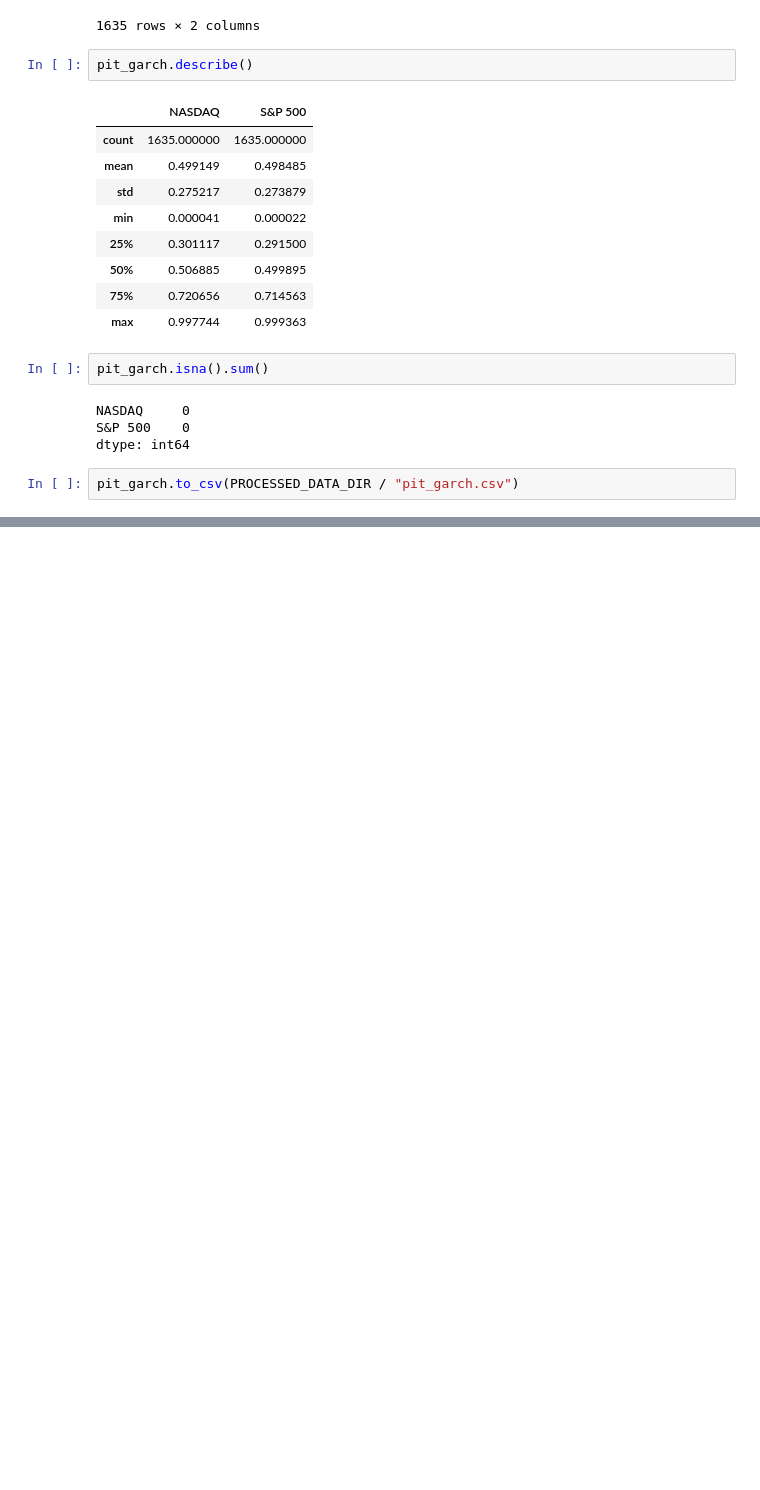
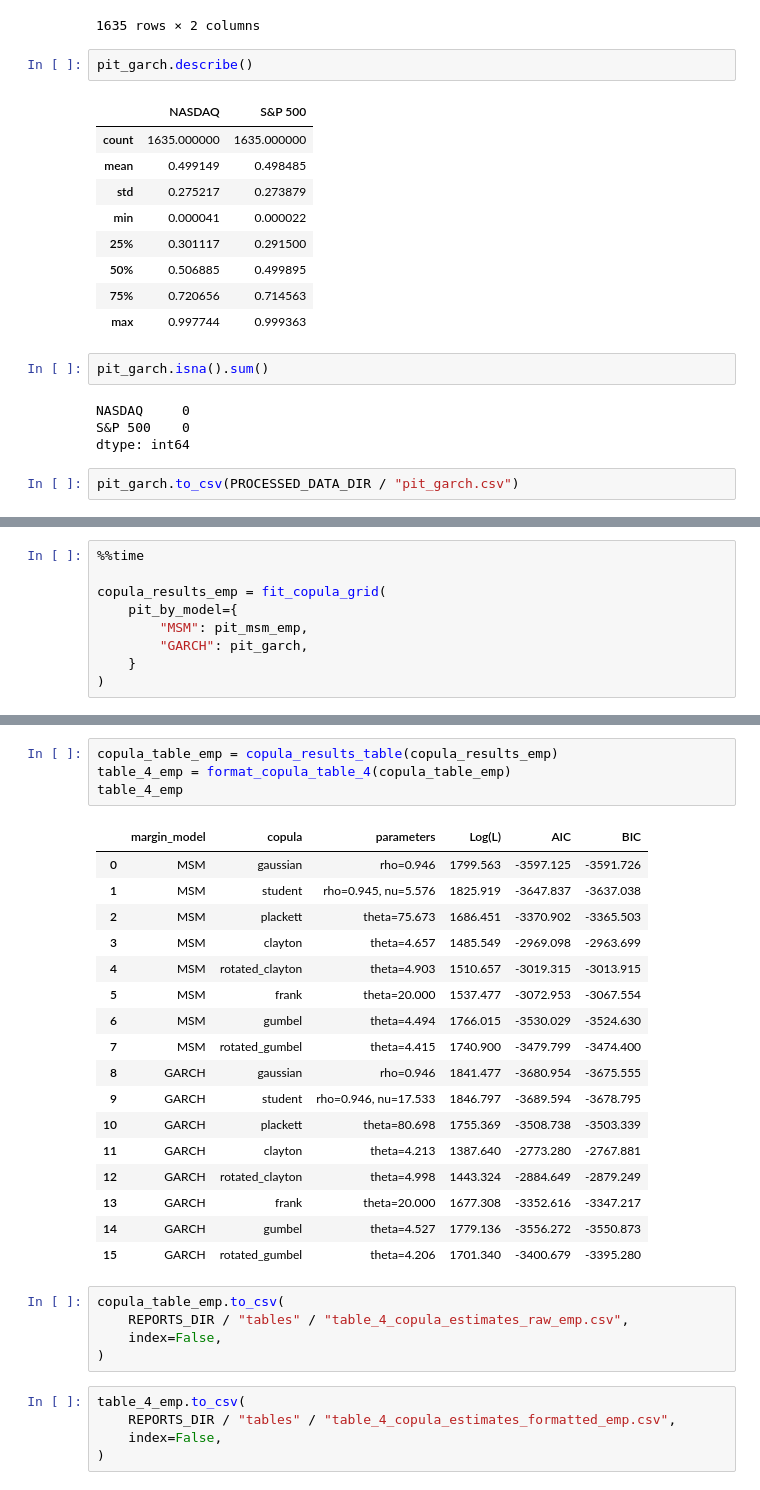
Before and after one commit to nathanli11/Forecasting_market_risk-Copula_MSM_Approach, a Jupyter notebook: notebooks/replication_workflow.ipynb, the cells around one changed output, grey strips where cells are left out. Drawn from its saved outputs; the diff is of its cells as text; blank space fills up the shorter version.

```diff
--- a/notebooks/replication_workflow.ipynb
+++ b/notebooks/replication_workflow.ipynb
@@ -502,0 +689,9 @@ pit_garch.to_csv(PROCESSED_DATA_DIR / "pit_garch.csv")
+# %%
+%%time
+
+copula_results_emp = fit_copula_grid(
+    pit_by_model={
+        "MSM": pit_msm_emp,
+        "GARCH": pit_garch,
+    }
+)
@@ -502,0 +701,32 @@ pit_garch.to_csv(PROCESSED_DATA_DIR / "pit_garch.csv")
+# %%
+copula_table_emp = copula_results_table(copula_results_emp)
+table_4_emp = format_copula_table_4(copula_table_emp)
+table_4_emp
+# %% [output]
+|  | margin_model | copula | parameters | Log(L) | AIC | BIC |
+| 0 | MSM | gaussian | rho=0.946 | 1799.563 | -3597.125 | -3591.726 |
+| 1 | MSM | student | rho=0.945, nu=5.576 | 1825.919 | -3647.837 | -3637.038 |
+| 2 | MSM | plackett | theta=75.673 | 1686.451 | -3370.902 | -3365.503 |
+| 3 | MSM | clayton | theta=4.657 | 1485.549 | -2969.098 | -2963.699 |
+| 4 | MSM | rotated_clayton | theta=4.903 | 1510.657 | -3019.315 | -3013.915 |
+| 5 | MSM | frank | theta=20.000 | 1537.477 | -3072.953 | -3067.554 |
+| 6 | MSM | gumbel | theta=4.494 | 1766.015 | -3530.029 | -3524.630 |
+| 7 | MSM | rotated_gumbel | theta=4.415 | 1740.900 | -3479.799 | -3474.400 |
+| 8 | GARCH | gaussian | rho=0.946 | 1841.477 | -3680.954 | -3675.555 |
+| 9 | GARCH | student | rho=0.946, nu=17.533 | 1846.797 | -3689.594 | -3678.795 |
+| 10 | GARCH | plackett | theta=80.698 | 1755.369 | -3508.738 | -3503.339 |
+| 11 | GARCH | clayton | theta=4.213 | 1387.640 | -2773.280 | -2767.881 |
+| 12 | GARCH | rotated_clayton | theta=4.998 | 1443.324 | -2884.649 | -2879.249 |
+| 13 | GARCH | frank | theta=20.000 | 1677.308 | -3352.616 | -3347.217 |
+| 14 | GARCH | gumbel | theta=4.527 | 1779.136 | -3556.272 | -3550.873 |
+| 15 | GARCH | rotated_gumbel | theta=4.206 | 1701.340 | -3400.679 | -3395.280 |
+# %%
+copula_table_emp.to_csv(
+    REPORTS_DIR / "tables" / "table_4_copula_estimates_raw_emp.csv",
+    index=False,
+)
+# %%
+table_4_emp.to_csv(
+    REPORTS_DIR / "tables" / "table_4_copula_estimates_formatted_emp.csv",
+    index=False,
+)
```
Also changed, not shown: parts of 17 cells of this notebook, 7 other files.
